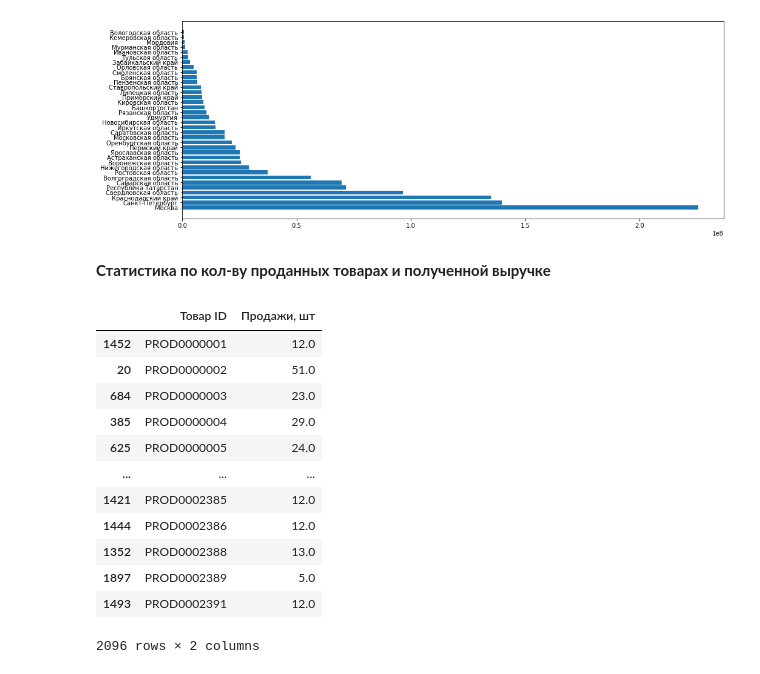
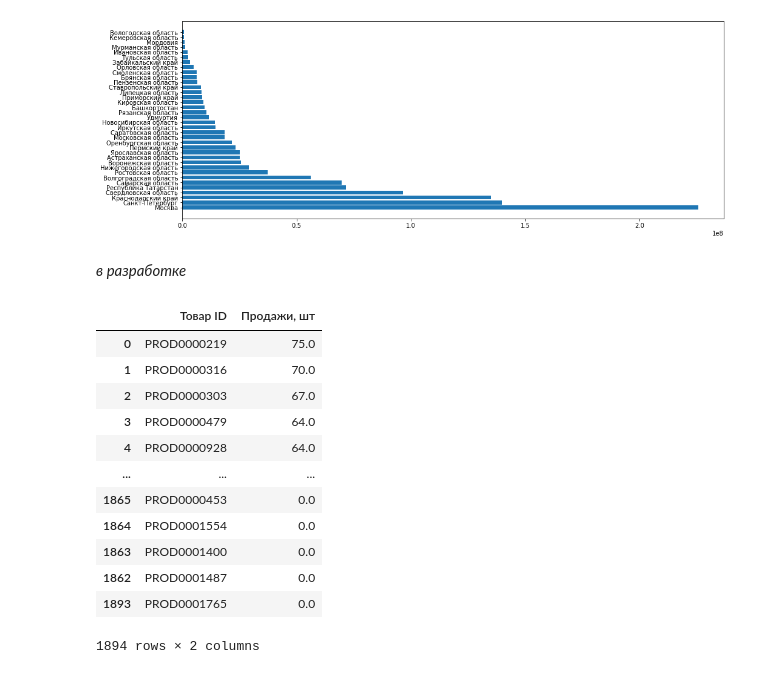
Before and after one commit to OctoBus177/Krok_data_analyses, a Jupyter notebook: all.ipynb, the cells around one changed output. Saved outputs shown, nothing was run; the diff lists cells and outputs as text; code cells hidden in the pictures.

```diff
--- a/all.ipynb
+++ b/all.ipynb
@@ -62,0 +74,2 @@ export_df_in_excel(NAME, SALES, df_products)
+# %%
+df_sales.dropna(inplace=True) #clnt00000390
@@ -97,27 +139,26 @@ plt.show()
 # %% [output]
 [figure]
 # %% [markdown]
-**Статистика по кол-ву проданных товарах и полученной выручке**
+*в разработке*
-# %%
-df_working = df_products.merge(df_sales, how = 'outer', left_on=ID_PRODUCT, right_on=ID_PRODUCT)
-df_working.sort_values(ID_PRODUCT, inplace= True)
-df_working = df_working.groupby([ID_PRODUCT])[['Продажи, шт']].sum()
-df_working.sort_values('Продажи, шт', inplace=True, ascending= False)
-df_working = df_working.reset_index()
-df_working.sort_values(ID_PRODUCT, inplace = True)
-df_working.merge(df_products,)
-df_working
-# %% [output]
-|  | Товар ID | Продажи, шт |
-| 1452 | PROD0000001 | 12.0 |
-| 20 | PROD0000002 | 51.0 |
-| 684 | PROD0000003 | 23.0 |
-| 385 | PROD0000004 | 29.0 |
-| 625 | PROD0000005 | 24.0 |
-| ... | ... | ... |
-| 1421 | PROD0002385 | 12.0 |
-| 1444 | PROD0002386 | 12.0 |
-| 1352 | PROD0002388 | 13.0 |
-| 1897 | PROD0002389 | 5.0 |
-| 1493 | PROD0002391 | 12.0 |
-2096 rows × 2 columns
+# %%
+df_working = df_products.merge(df_sales, how = 'outer', left_on=ID_PRODUCT, right_on=ID_PRODUCT)
+df_working.sort_values(ID_PRODUCT, inplace= True)
+df_working = df_working.groupby([ID_PRODUCT, ])[['Продажи, шт']].sum()
+df_working.sort_values('Продажи, шт', inplace=True, ascending= False)
+df_working = df_working.reset_index()
+df_working.sort_values('Продажи, шт', inplace = True, ascending=False)
+df_working
+# %% [output]
+|  | Товар ID | Продажи, шт |
+| 0 | PROD0000219 | 75.0 |
+| 1 | PROD0000316 | 70.0 |
+| 2 | PROD0000303 | 67.0 |
+| 3 | PROD0000479 | 64.0 |
+| 4 | PROD0000928 | 64.0 |
+| ... | ... | ... |
+| 1865 | PROD0000453 | 0.0 |
+| 1864 | PROD0001554 | 0.0 |
+| 1863 | PROD0001400 | 0.0 |
+| 1862 | PROD0001487 | 0.0 |
+| 1893 | PROD0001765 | 0.0 |
+1894 rows × 2 columns
```
Also changed, not shown: parts of 21 cells of this notebook, 2 other files.
